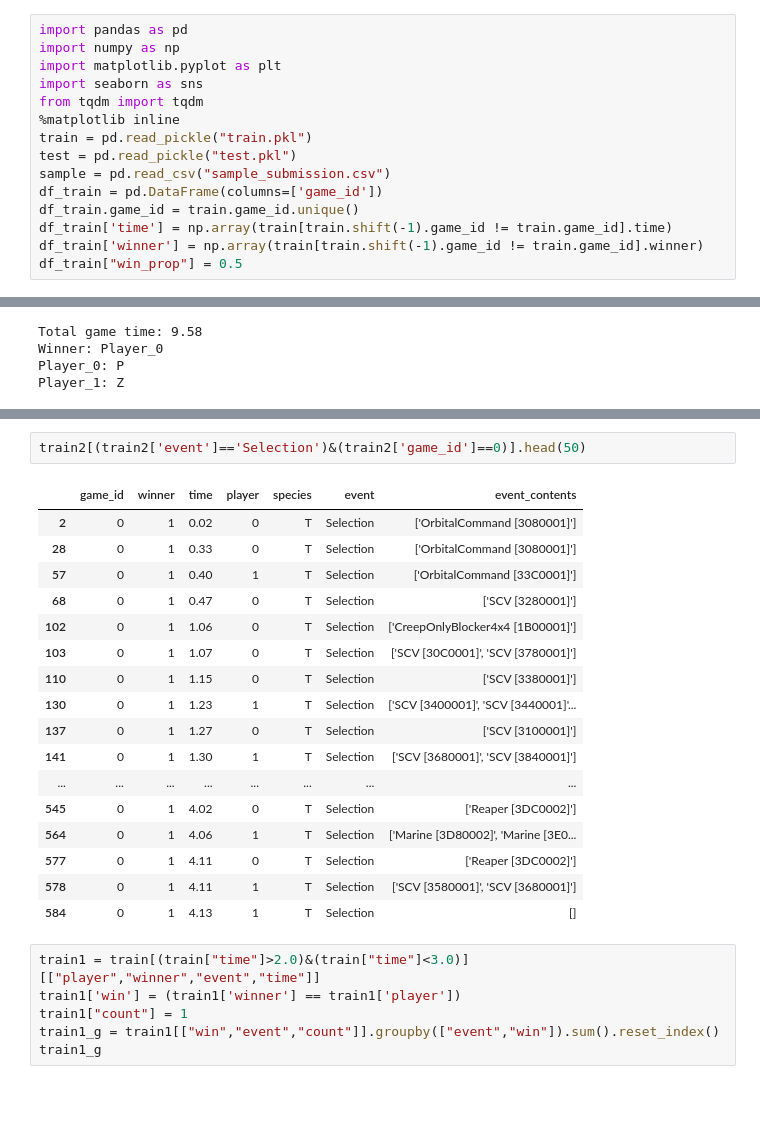
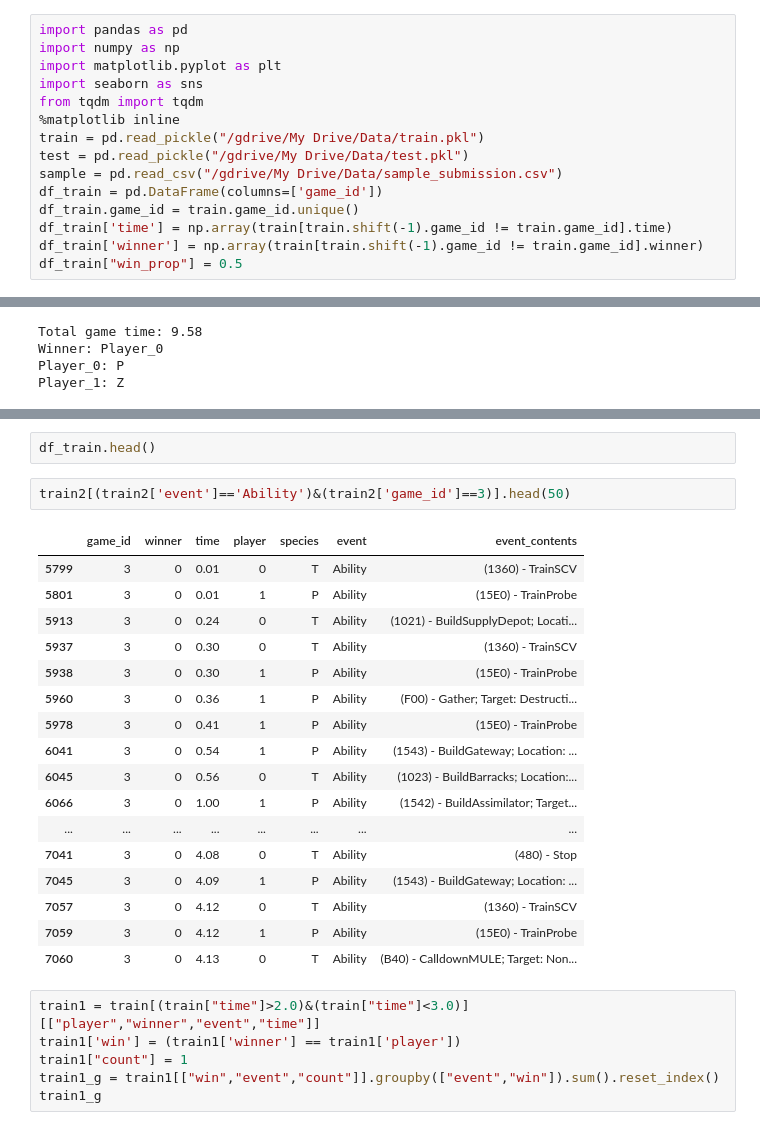
Before and after one commit to GyuYoungCho/machine_learning_Data_analysis, a Jupyter notebook: Dacon/game_class3.ipynb, the cells around one changed output, grey strips where cells are left out. Cells and saved outputs as stored; diff of their text form; blank space fills up the shorter version.

```diff
--- a/Dacon/game_class3.ipynb
+++ b/Dacon/game_class3.ipynb
@@ -5,9 +10,9 @@ import matplotlib.pyplot as plt
 import seaborn as sns
 from tqdm import tqdm
 %matplotlib inline
-train = pd.read_pickle("train.pkl")
-test = pd.read_pickle("test.pkl")
-sample = pd.read_csv("sample_submission.csv")
+train = pd.read_pickle("/gdrive/My Drive/Data/train.pkl")
+test = pd.read_pickle("/gdrive/My Drive/Data/test.pkl")
+sample = pd.read_csv("/gdrive/My Drive/Data/sample_submission.csv")
 df_train = pd.DataFrame(columns=['game_id'])
 df_train.game_id = train.game_id.unique()
 df_train['time'] = np.array(train[train.shift(-1).game_id != train.game_id].time)
@@ -286,23 +314,25 @@ NameError: name 'play' is not defined
+# %%
+df_train.head()
 # %%
-train2[(train2['event']=='Selection')&(train2['game_id']==0)].head(50)
+train2[(train2['event']=='Ability')&(train2['game_id']==3)].head(50)
 # %% [output]
 |  | game_id | winner | time | player | species | event | event_contents |
-| 2 | 0 | 1 | 0.02 | 0 | T | Selection | ['OrbitalCommand [3080001]'] |
-| 28 | 0 | 1 | 0.33 | 0 | T | Selection | ['OrbitalCommand [3080001]'] |
-| 57 | 0 | 1 | 0.40 | 1 | T | Selection | ['OrbitalCommand [33C0001]'] |
-| 68 | 0 | 1 | 0.47 | 0 | T | Selection | ['SCV [3280001]'] |
-| 102 | 0 | 1 | 1.06 | 0 | T | Selection | ['CreepOnlyBlocker4x4 [1B00001]'] |
-| 103 | 0 | 1 | 1.07 | 0 | T | Selection | ['SCV [30C0001]', 'SCV [3780001]'] |
-| 110 | 0 | 1 | 1.15 | 0 | T | Selection | ['SCV [3380001]'] |
-| 130 | 0 | 1 | 1.23 | 1 | T | Selection | ['SCV [3400001]', 'SCV [3440001]'... |
-| 137 | 0 | 1 | 1.27 | 0 | T | Selection | ['SCV [3100001]'] |
-| 141 | 0 | 1 | 1.30 | 1 | T | Selection | ['SCV [3680001]', 'SCV [3840001]'] |
+| 5799 | 3 | 0 | 0.01 | 0 | T | Ability | (1360) - TrainSCV |
+| 5801 | 3 | 0 | 0.01 | 1 | P | Ability | (15E0) - TrainProbe |
+| 5913 | 3 | 0 | 0.24 | 0 | T | Ability | (1021) - BuildSupplyDepot; Locati... |
+| 5937 | 3 | 0 | 0.30 | 0 | T | Ability | (1360) - TrainSCV |
+| 5938 | 3 | 0 | 0.30 | 1 | P | Ability | (15E0) - TrainProbe |
+| 5960 | 3 | 0 | 0.36 | 1 | P | Ability | (F00) - Gather; Target: Destructi... |
+| 5978 | 3 | 0 | 0.41 | 1 | P | Ability | (15E0) - TrainProbe |
+| 6041 | 3 | 0 | 0.54 | 1 | P | Ability | (1543) - BuildGateway; Location: ... |
+| 6045 | 3 | 0 | 0.56 | 0 | T | Ability | (1023) - BuildBarracks; Location:... |
+| 6066 | 3 | 0 | 1.00 | 1 | P | Ability | (1542) - BuildAssimilator; Target... |
 | ... | ... | ... | ... | ... | ... | ... | ... |
-| 545 | 0 | 1 | 4.02 | 0 | T | Selection | ['Reaper [3DC0002]'] |
-| 564 | 0 | 1 | 4.06 | 1 | T | Selection | ['Marine [3D80002]', 'Marine [3E0... |
-| 577 | 0 | 1 | 4.11 | 0 | T | Selection | ['Reaper [3DC0002]'] |
-| 578 | 0 | 1 | 4.11 | 1 | T | Selection | ['SCV [3580001]', 'SCV [3680001]'] |
-| 584 | 0 | 1 | 4.13 | 1 | T | Selection | [] |
+| 7041 | 3 | 0 | 4.08 | 0 | T | Ability | (480) - Stop |
+| 7045 | 3 | 0 | 4.09 | 1 | P | Ability | (1543) - BuildGateway; Location: ... |
+| 7057 | 3 | 0 | 4.12 | 0 | T | Ability | (1360) - TrainSCV |
+| 7059 | 3 | 0 | 4.12 | 1 | P | Ability | (15E0) - TrainProbe |
+| 7060 | 3 | 0 | 4.13 | 0 | T | Ability | (B40) - CalldownMULE; Target: Non... |
 # %%
 train1 = train[(train["time"]>2.0)&(train["time"]<3.0)][["player","winner","event","time"]]
 train1['win'] = (train1['winner'] == train1['player'])
```
Also changed, not shown: parts of 24 cells of this notebook.
